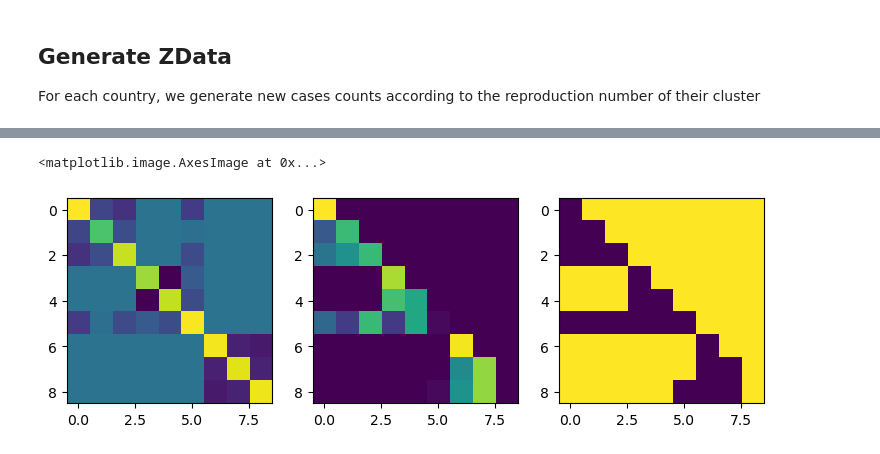
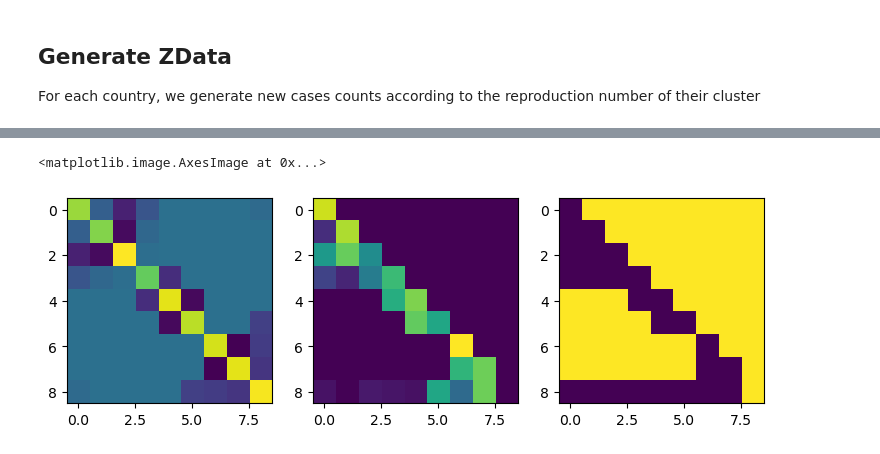
Before and after one commit to elasalle/Covid_R_L_estim, a Jupyter notebook: test_laplacianLearning_fr_dept.ipynb, the cells around one changed output, grey strips where cells are left out. Cells and saved outputs as stored; diff of their text form; code cells hidden in the pictures.

```diff
--- a/test_laplacianLearning_fr_dept.ipynb
+++ b/test_laplacianLearning_fr_dept.ipynb
@@ -26,7 +76,8 @@ dataBasis = 'SPF'
 country = "France"
 allZData, options = get_real_counts_by_county(firstDay, lastDay, dataBasis)
 # %%
-names_by_clusters = [["85","17","79"],["62","59","80"],["70","25","39"]]
+names_by_clusters = [["22","29","56"],["40","64","65"],["38","73","74"]] # bretagne/ pyrénées ouest / alpes
+# names_by_clusters = [["85","17","79"],["62","59","80"],["70","25","39"]] # vendée / Nord / Franche comté
 
 cluster_sizes = [len(cluster) for cluster in names_by_clusters]
 nclusters = len(names_by_clusters)
@@ -132,0 +132,18 @@ Done in 39.2183 seconds ---
+# %%
+reload(Rt_L)
+
+n_max_iter = 5
+
+#init param
+init_method = "U"
+init_param = {"options":options, "lambdaU_pwlin": 20}
+
+#optim param
+lambda_Fro = 0.25
+lambda_GRs = [ [1.] , [0.1, 1.], [0.1, 0.5, 1.]]
+lambda_pwlin = 20
+
+various_Rs, various_Ls, various_objs = [], [], []
+for lambda_GR in lambda_GRs:
+    Restims, Lestims, _, objs = Rt_L.Rt_L(ZData, n_max_iter, lambda_pwlin, lambda_GR, lambda_Fro, options, init_method, init_param, save_objective=True)
+    various_Rs.append(Restims), various_Ls.append(Lestims), various_objs.append(objs)
@@ -133,3 +203,7 @@ Done in 39.2183 seconds ---
+# %%
+sc = 2
+Lestims = various_Ls[sc]
+Restims = various_Rs[sc]
 # %%
 n = Lestims[0].shape[0]
 fig, axs = plt.subplots(1, n_max_iter, figsize=(15,5), squeeze=False)
@@ -162,11 +236,11 @@ plt.show()
 # %%
-L = Lestims[1]
+L = Lestims[3]
 U = np.linalg.cholesky(L + (1e-12)*np.eye(L.shape[0]))
 # plt.imshow( np.abs(U)<1e-10  )
 fig, axs = plt.subplots(1,3, figsize=(9,3))
 axs[0].imshow(L)
 axs[1].imshow(np.abs(U))
 axs[2].imshow(np.abs(U)/np.max(U)<1e-3)
 # %% [output]
 <matplotlib.image.AxesImage at 0x...>
-[figure, old version]
+[figure, new version]
```
Also changed, not shown: parts of 13 cells of this notebook.
